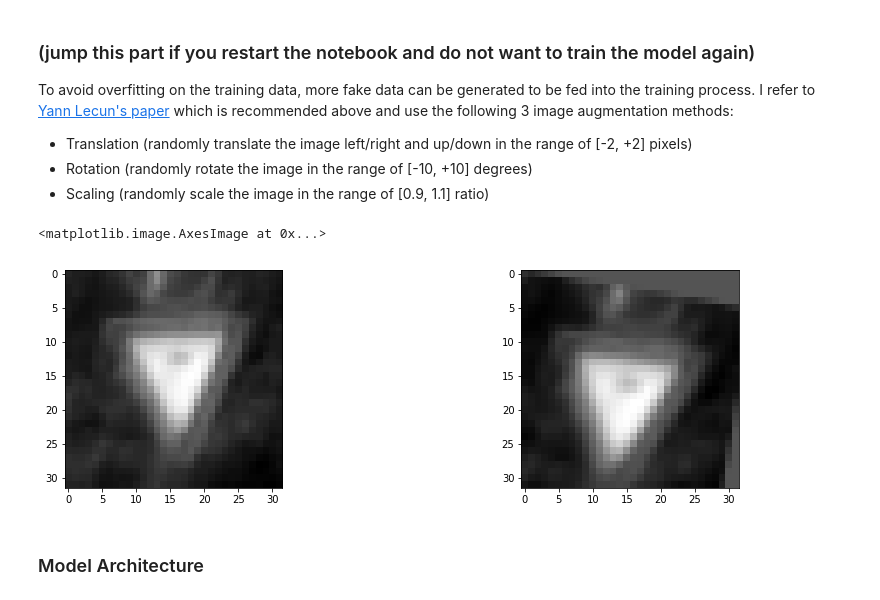
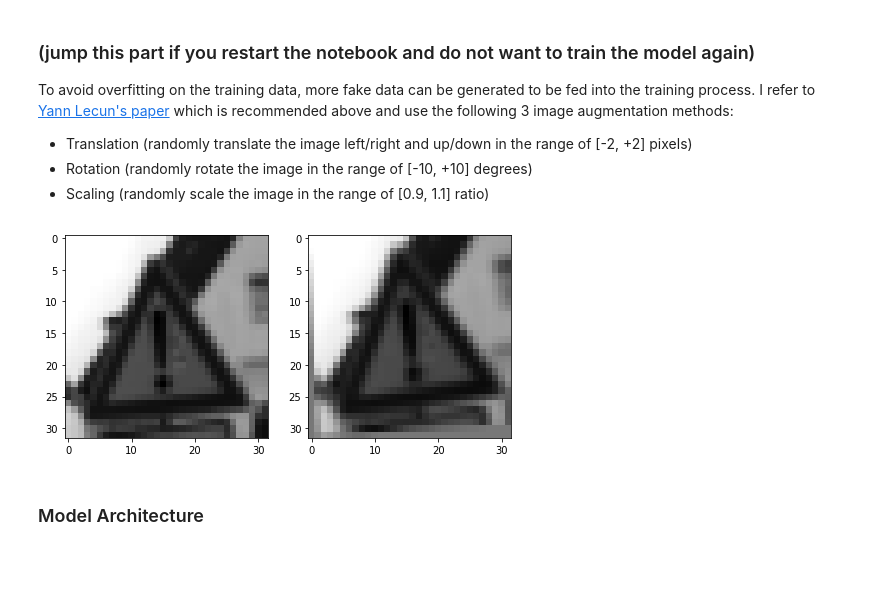
Before and after one commit to HenryHXYao/CarND-P3, a Jupyter notebook: Traffic_Sign_Classifier.ipynb, the cells around one changed output. Saved outputs shown, nothing was run; the diff lists cells and outputs as text; code cells hidden in the pictures; blank space fills up the shorter version.

Commit message:
add output_images

```diff
--- a/Traffic_Sign_Classifier.ipynb
+++ b/Traffic_Sign_Classifier.ipynb
@@ -222,18 +232,18 @@ I refer to [Yann Lecun's paper](http://yann.lecun.com/exdb/publis/pdf/sermanet-i
 # %%
 from skimage.transform import SimilarityTransform
 from skimage.transform import warp
 
 def data_augmentation(img):
     tform = SimilarityTransform(scale=0.2*np.random.random_sample(1)+0.9 , rotation=(20*np.random.random_sample(1)-10)/180*3.14, translation=(4*np.random.random_sample(1)-2, 4*np.random.random_sample(1)-2))
     return warp(img, tform)
 
-fig = plt.figure(figsize=(15, 4))
+fig = plt.figure(figsize=(8, 4))
 fig.add_subplot(1, 2, 1)
-plt.imshow(X_train[20,:,:,0]*128+128, cmap='gray')
+plt.imshow(X_train[40,:,:,0]*128+128, cmap='gray')
 fig.add_subplot(1, 2, 2)
-new_img = data_augmentation(X_train[20,:,:,0])
+new_img = data_augmentation(X_train[40,:,:,0])
 plt.imshow(new_img*128+128, cmap='gray')
+plt.savefig("images_output/data_augmentation")
 # %% [output]
-<matplotlib.image.AxesImage at 0x...>
-[figure, old version]
+[figure, new version]
 # %%
```
Also changed, not shown: parts of 3 cells of this notebook, 3 other files.
